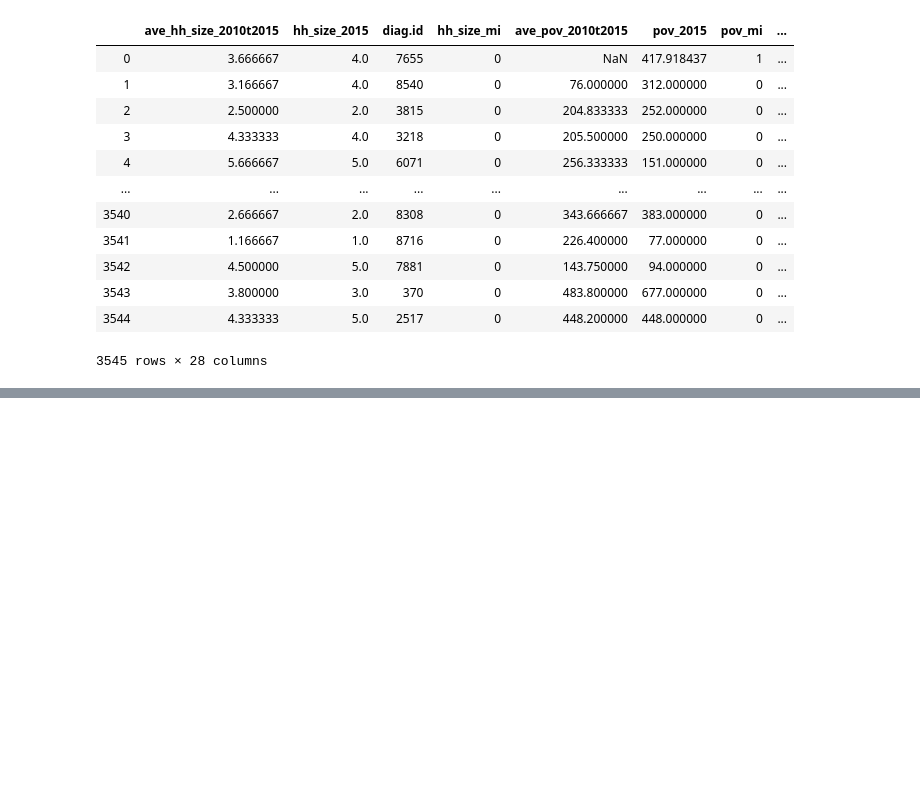
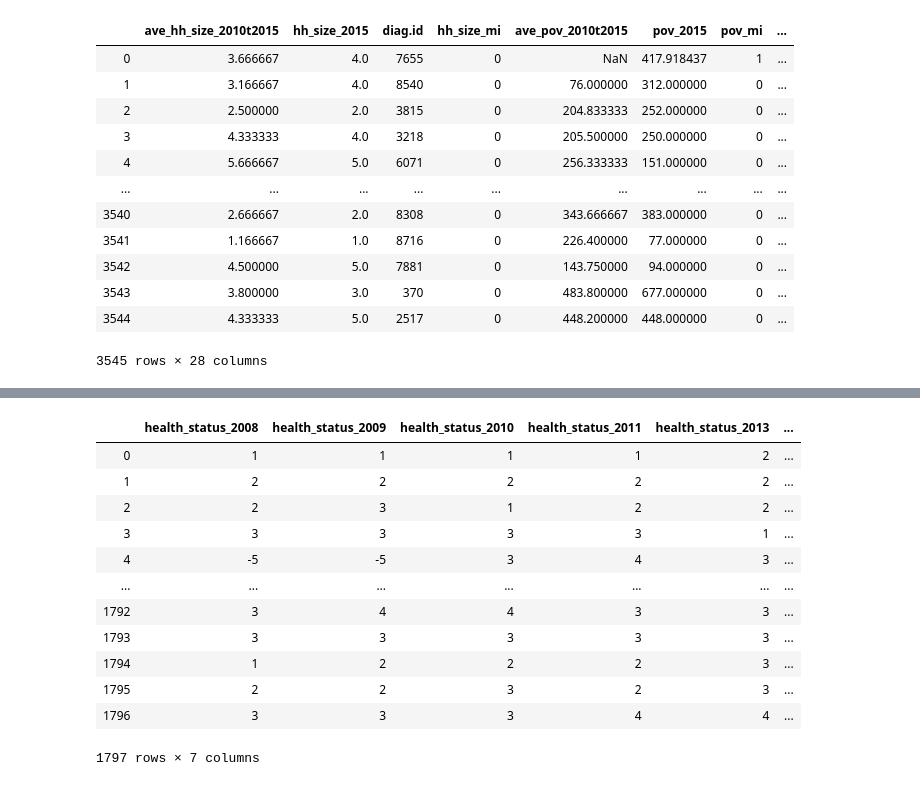
Before and after one commit to lucasmation/MLapp-yhat-challenge, a Jupyter notebook: Part1.ipynb, the cells around one changed output, grey strips where cells are left out. Cells and saved outputs as stored; diff of their text form; code cells hidden in the pictures; blank space fills up the shorter version.

```diff
--- a/Part1.ipynb
+++ b/Part1.ipynb
@@ -802,0 +945,42 @@ final_data_train
+# %%
+health_status = [
+'T3144600',
+'T4562200',
+'T6206400',
+'T7703800',
+'T9093100',
+'U1096500','diag.id']
+## categorical
+
+
+
+health_vars_test = test_data[(test_data['status of respond']=='Responded')]
+health_vars_test = health_vars_test[health_status]
+var = pd.DataFrame(health_vars_test[health_status[0]].value_counts())
+for i in health_status[1:]:
+    p=pd.DataFrame(health_vars_test[i].value_counts())
+    var= pd.merge(var,p,left_index=True, right_index=True,how='outer')
+
+
+health_vars_test.columns = [
+'health_status_2008',
+'health_status_2009',
+'health_status_2010',
+'health_status_2011',
+'health_status_2013',
+'health_status_2015','diag.id']
+health_vars_test
+# %% [output]
+|  | health_status_2008 | health_status_2009 | health_status_2010 | health_status_2011 | health_status_2013 | ... |
+| 0 | 1 | 1 | 1 | 1 | 2 | ... |
+| 1 | 2 | 2 | 2 | 2 | 2 | ... |
+| 2 | 2 | 3 | 1 | 2 | 2 | ... |
+| 3 | 3 | 3 | 3 | 3 | 1 | ... |
+| 4 | -5 | -5 | 3 | 4 | 3 | ... |
+| ... | ... | ... | ... | ... | ... | ... |
+| 1792 | 3 | 4 | 4 | 3 | 3 | ... |
+| 1793 | 3 | 3 | 3 | 3 | 3 | ... |
+| 1794 | 1 | 2 | 2 | 2 | 3 | ... |
+| 1795 | 2 | 2 | 3 | 2 | 3 | ... |
+| 1796 | 3 | 3 | 3 | 4 | 4 | ... |
+1797 rows × 7 columns
```
Also changed, not shown: parts of 11 cells of this notebook, 2 other files.
